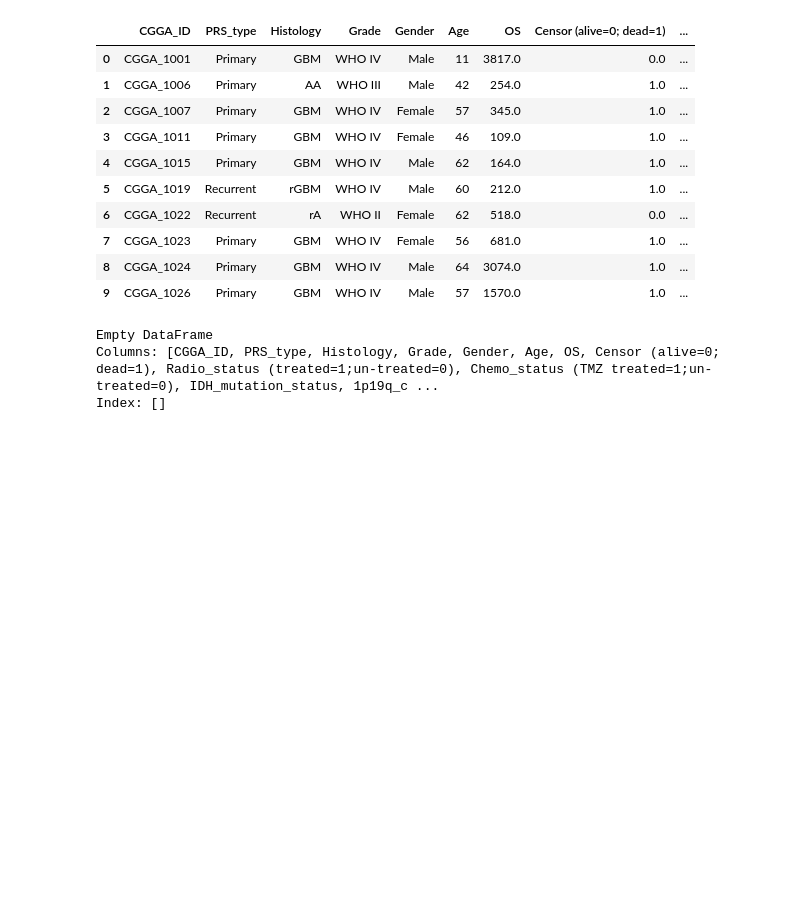
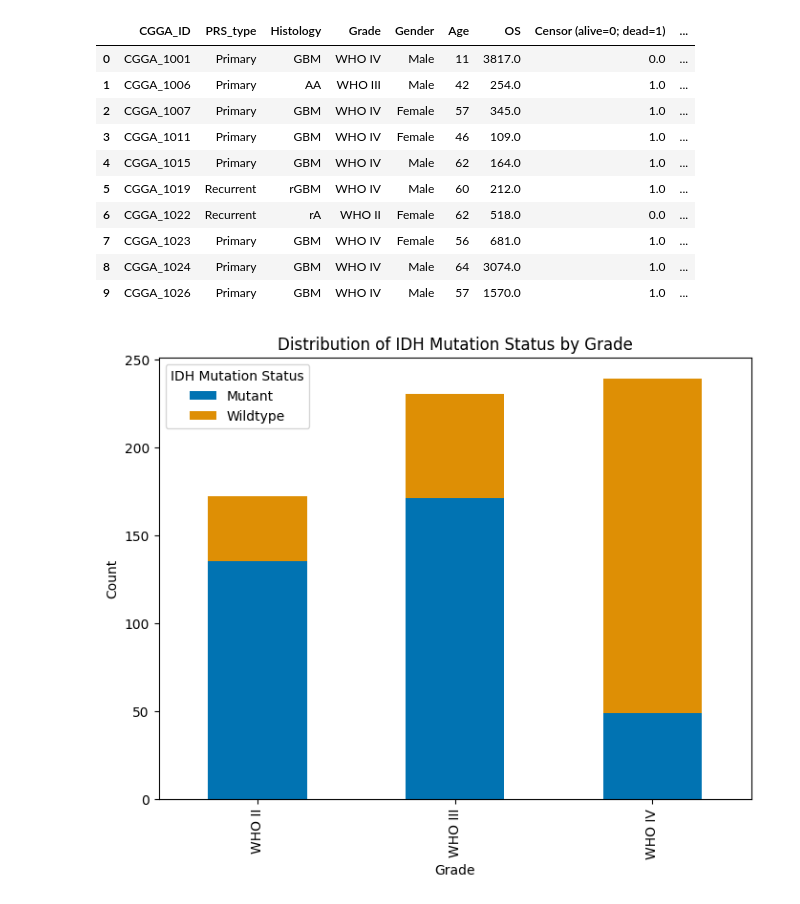
Before and after one commit to veneling/CGGA_dissertation, a Jupyter notebook: analysis.ipynb, the cells around one changed output. Drawn from its saved outputs; the diff is of its cells as text; code cells hidden in the pictures; blank space fills up the shorter version.

```diff
--- a/analysis.ipynb
+++ b/analysis.ipynb
@@ -22,18 +22,30 @@ clinical325.head(10)
 | 8 | CGGA_1024 | Primary | GBM | WHO IV | Male | 64 | 3074.0 | 1.0 | ... |
 | 9 | CGGA_1026 | Primary | GBM | WHO IV | Male | 57 | 1570.0 | 1.0 | ... |
 # %%
-ids_with_both = (
-    clinical693.groupby("CGGA_ID")["PRS_type"]
-      .nunique()                # count unique PRS_type per ID
-      .loc[lambda x: x == 2]    # keep only those with both
-      .index
-)
+# ids_with_both = (
+#     clinical693.groupby("CGGA_ID")["IDH_mutation_status"]
+#       .nunique()
+#       .loc[lambda x: x == 2]
+#       .index
+# )
 
-filtered_df = clinical693[clinical693["CGGA_ID"].isin(ids_with_both)]
+# filtered_df = clinical693[clinical693["CGGA_ID"].isin(ids_with_both)]
 
-print(filtered_df)
+# print(filtered_df)
+
+import seaborn as sns
+import matplotlib.pyplot as plt
+
+palette = sns.color_palette("colorblind")
+
+counts = clinical693.groupby(["Grade", "IDH_mutation_status"]).size().unstack(fill_value=0)
+counts.plot(kind="bar", stacked=True, color=palette, figsize=(8,6))
+
+plt.title("Distribution of IDH Mutation Status by Grade")
+plt.xlabel("Grade")
+plt.ylabel("Count")
+plt.legend(title="IDH Mutation Status")
+plt.show()
 # %% [output]
-Empty DataFrame
-Columns: [CGGA_ID, PRS_type, Histology, Grade, Gender, Age, OS, Censor (alive=0; dead=1), Radio_status (treated=1;un-treated=0), Chemo_status (TMZ treated=1;un-treated=0), IDH_mutation_status, 1p19q_c ...
-Index: []
+[figure, added]
 # %%
```
Also changed, not shown: parts of 2 cells of this notebook, 1 other file.
